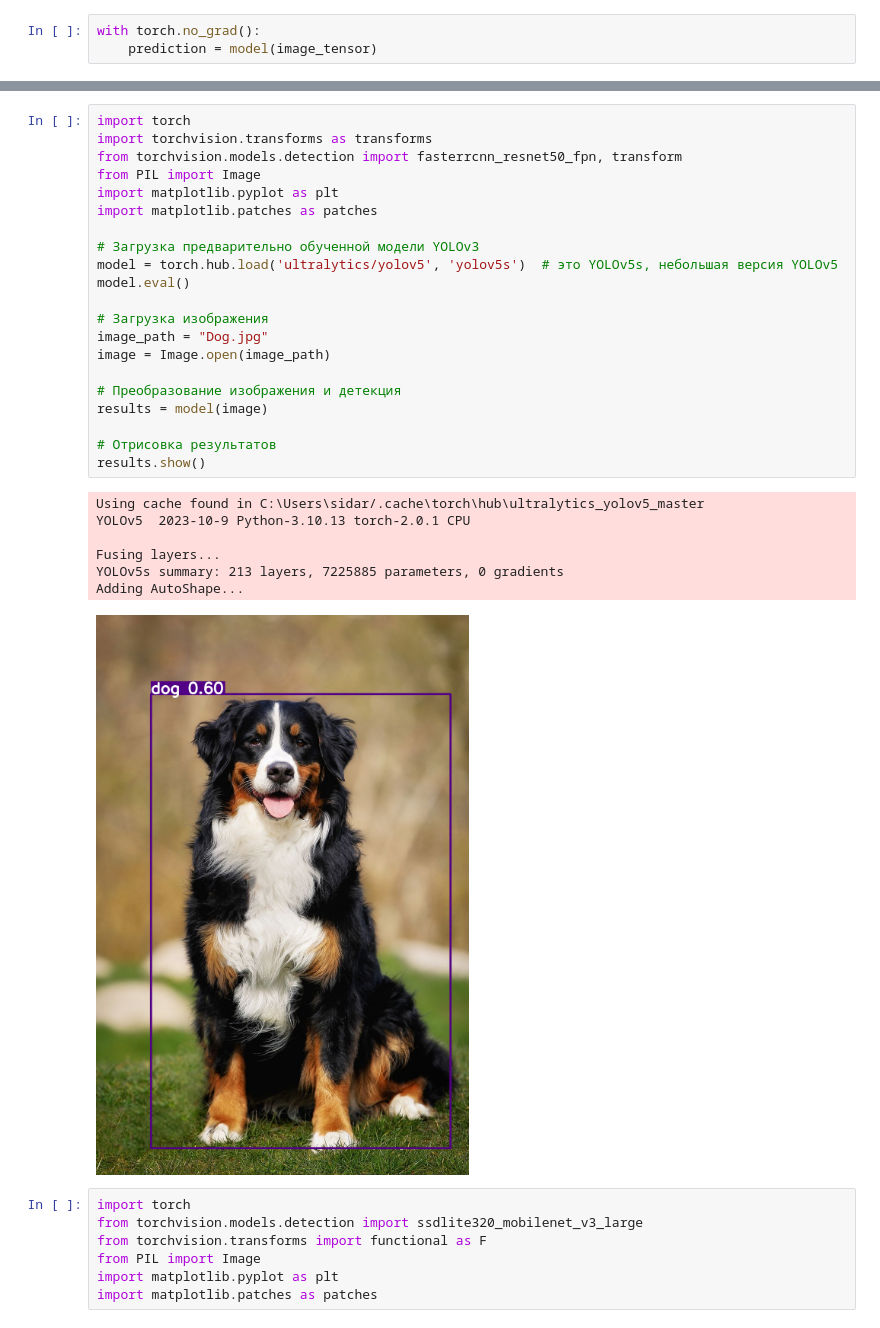
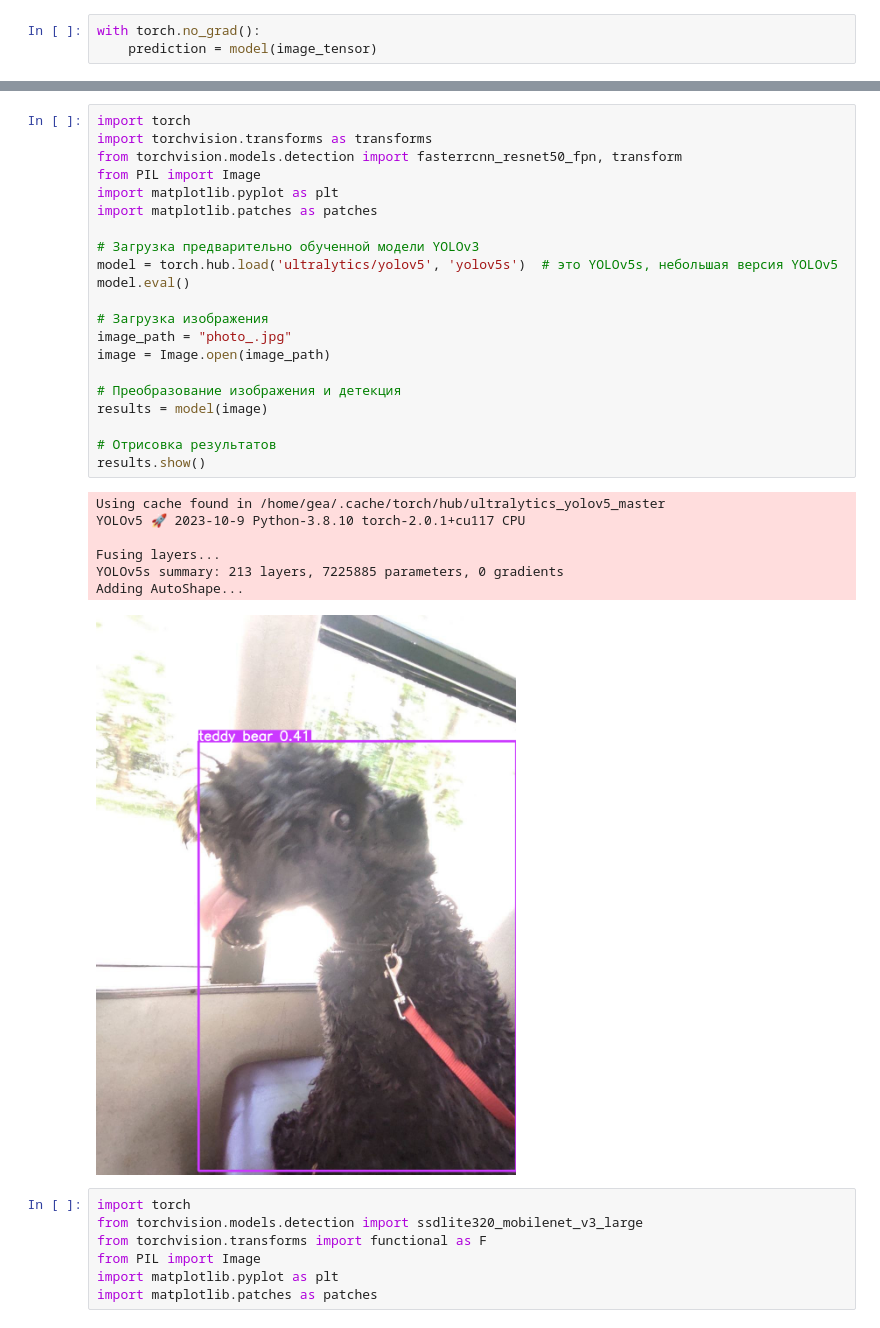
Before and after one commit to egorgrinevich/TMS_projects, a Jupyter notebook: Lesson_35_ver2.ipynb, the cells around one changed output, grey strips where cells are left out. Cells and saved outputs as stored; diff of their text form.

```diff
--- a/Lesson_35_ver2.ipynb
+++ b/Lesson_35_ver2.ipynb
@@ -67,32 +65,32 @@ plt.show()
 # %%
 import torch
 import torchvision.transforms as transforms
 from torchvision.models.detection import fasterrcnn_resnet50_fpn, transform
 from PIL import Image
 import matplotlib.pyplot as plt
 import matplotlib.patches as patches
 
 # Загрузка предварительно обученной модели YOLOv3
 model = torch.hub.load('ultralytics/yolov5', 'yolov5s')  # это YOLOv5s, небольшая версия YOLOv5
 model.eval()
 
 # Загрузка изображения
-image_path = "Dog.jpg"
+image_path = "photo_.jpg"
 image = Image.open(image_path)
 
 # Преобразование изображения и детекция
 results = model(image)
 
 # Отрисовка результатов
 results.show()
 # %% [output]
-Using cache found in C:\Users\sidar/.cache\torch\hub\ultralytics_yolov5_master
-YOLOv5  2023-10-9 Python-3.10.13 torch-2.0.1 CPU
+Using cache found in /home/gea/.cache/torch/hub/ultralytics_yolov5_master
+YOLOv5 🚀 2023-10-9 Python-3.8.10 torch-2.0.1+cu117 CPU
 
 Fusing layers...
 YOLOv5s summary: 213 layers, 7225885 parameters, 0 gradients
 Adding AutoShape...
-[figure, old version]
+[figure, new version]
 # %%
 import torch
 from torchvision.models.detection import ssdlite320_mobilenet_v3_large
```
Also changed, not shown: parts of 6 cells of this notebook, 15 other files.
